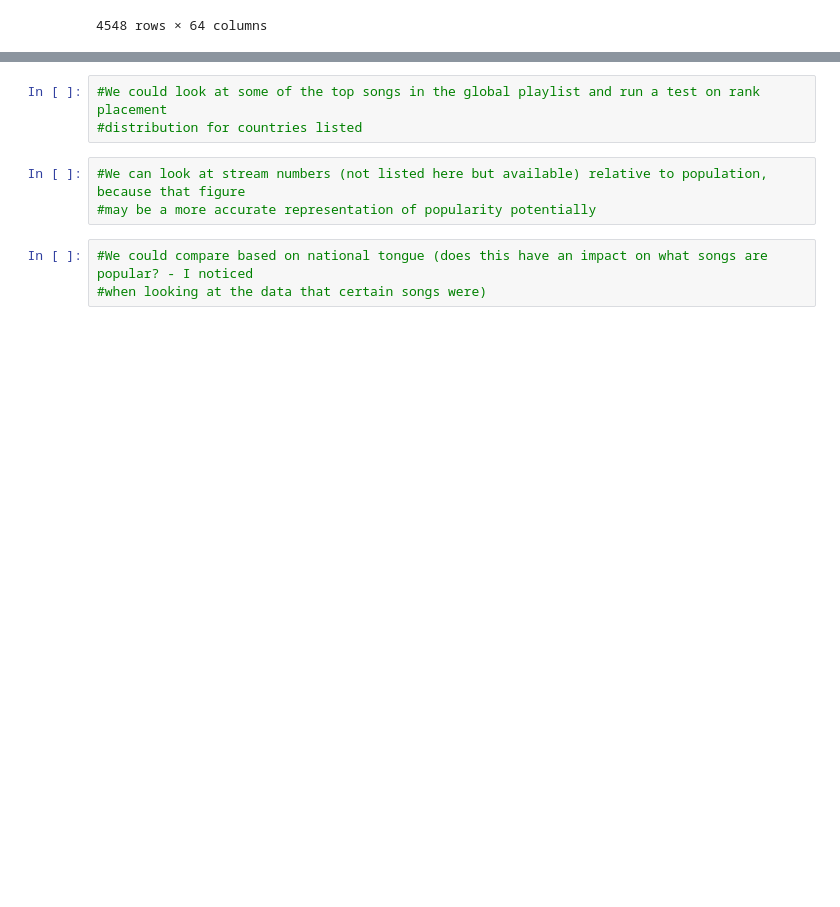
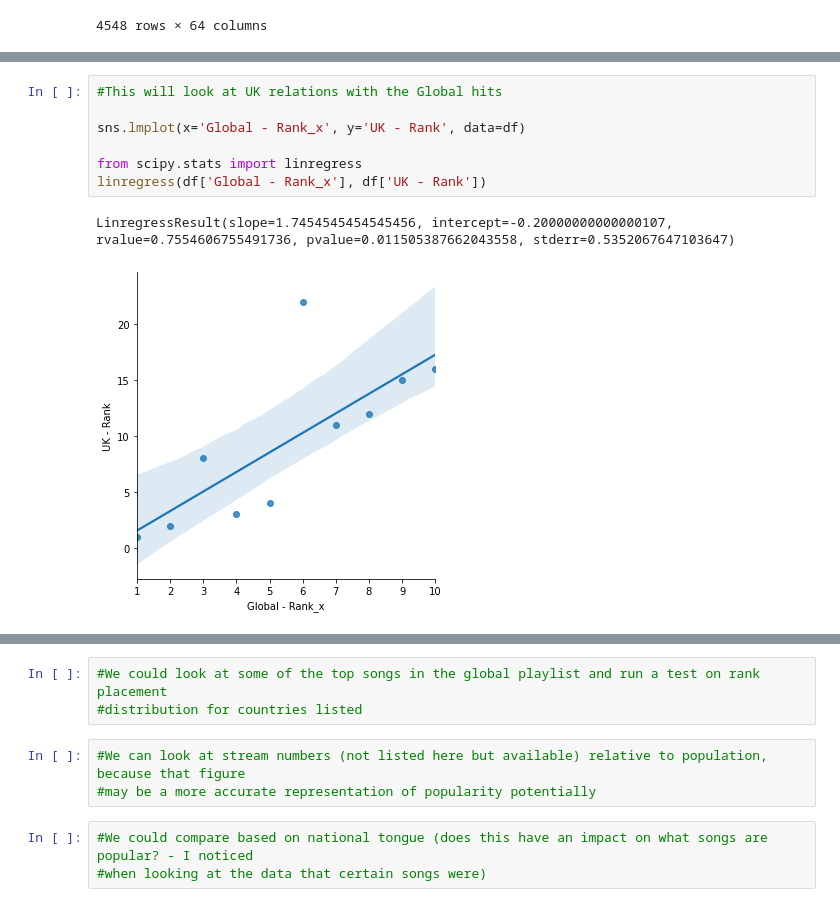
Before and after one commit to rlylecastro/project1, a Jupyter notebook: CountryComparison.ipynb, the cells around one changed output, grey strips where cells are left out. Cells and saved outputs as stored; diff of their text form; blank space fills up the shorter version.

```diff
--- a/CountryComparison.ipynb
+++ b/CountryComparison.ipynb
@@ -168,0 +203,10 @@ plt.show()
+# %%
+#This will look at UK relations with the Global hits
+
+sns.lmplot(x='Global - Rank_x', y='UK - Rank', data=df)
+
+from scipy.stats import linregress
+linregress(df['Global - Rank_x'], df['UK - Rank'])
+# %% [output]
+LinregressResult(slope=1.7454545454545456, intercept=-0.20000000000000107, rvalue=0.7554606755491736, pvalue=0.011505387662043558, stderr=0.5352067647103647)
+[figure, added]
```
Also changed, not shown: parts of 10 cells of this notebook.
